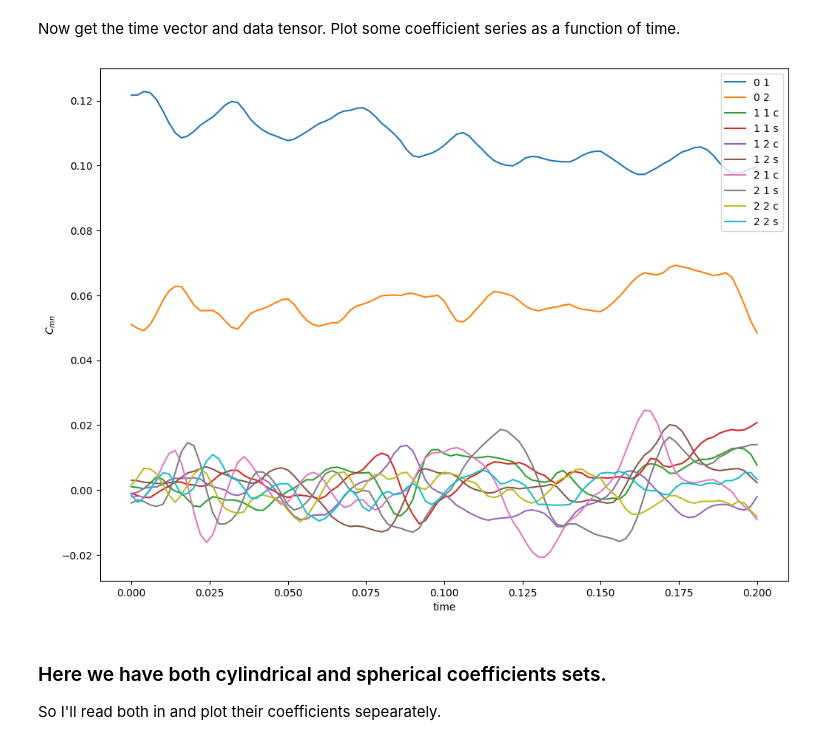
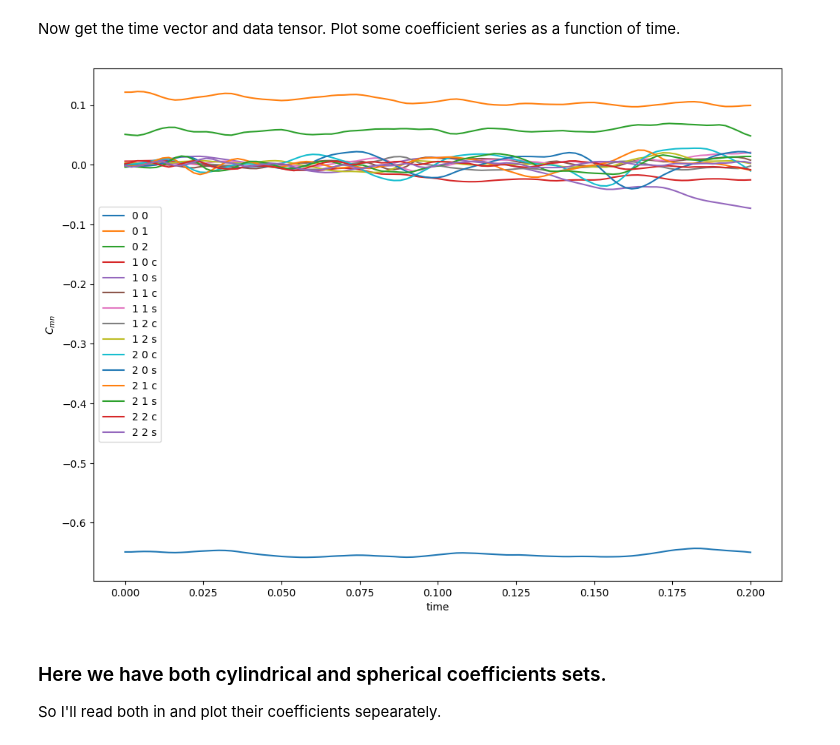
Before and after one commit to EXP-code/pyEXP-examples, a Jupyter notebook: Tutorials/Coefficients/read and plot coefficients.ipynb, the cells around one changed output. Saved outputs shown, nothing was run; the diff lists cells and outputs as text; code cells hidden in the pictures.

```diff
--- a/Tutorials/Coefficients/read and plot coefficients.ipynb
+++ b/Tutorials/Coefficients/read and plot coefficients.ipynb
@@ -29,20 +29,20 @@ Now get the time vector and data tensor. Plot some coefficient series as a funct
 # %%
 times = coefs.Times()
 data  = coefs.getAllCoefs()
 
 for m in range(3):
-    for n in range(1,3):
+    for n in range(0,3):
         if m==0:
             plt.plot(times, np.real(data[m, n, :]), label='{} {}'.format(m, n))
         else:
             plt.plot(times, np.real(data[m, n, :]), label='{} {} c'.format(m, n))
             plt.plot(times, np.imag(data[m, n, :]), label='{} {} s'.format(m, n))
 plt.xlabel('time')
 plt.ylabel(r'$C_{mn}$')
 plt.legend()
 plt.show()
 # %% [output]
-[figure, old version]
+[figure, new version]
 # %% [markdown]
 ### Here we have both cylindrical and spherical coefficients sets.
 
```
Also changed, not shown: 9 other files.
